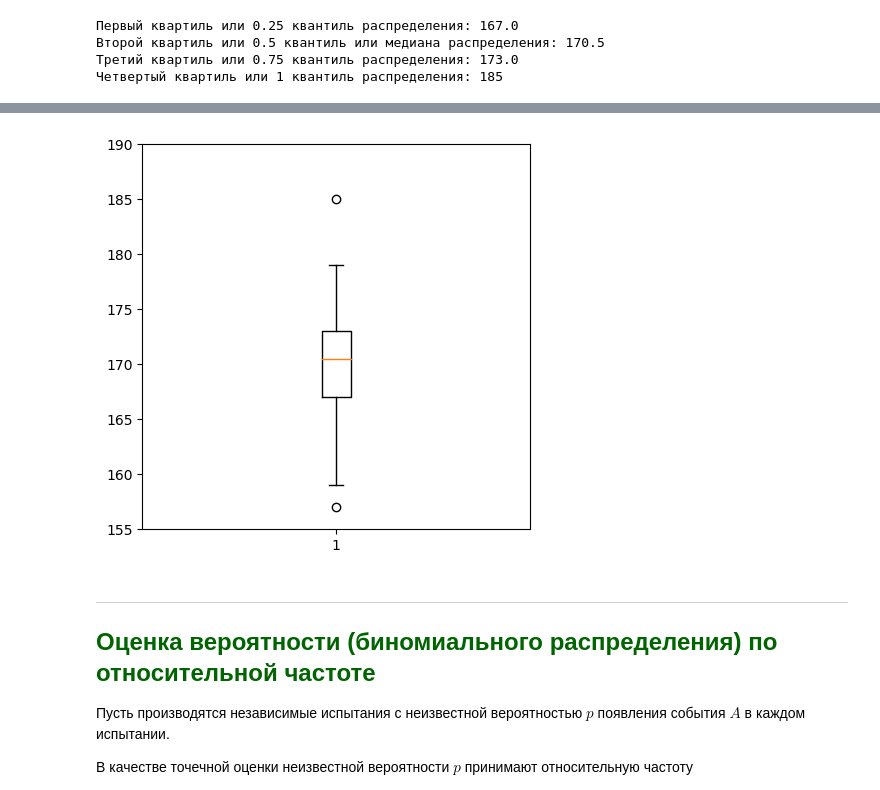
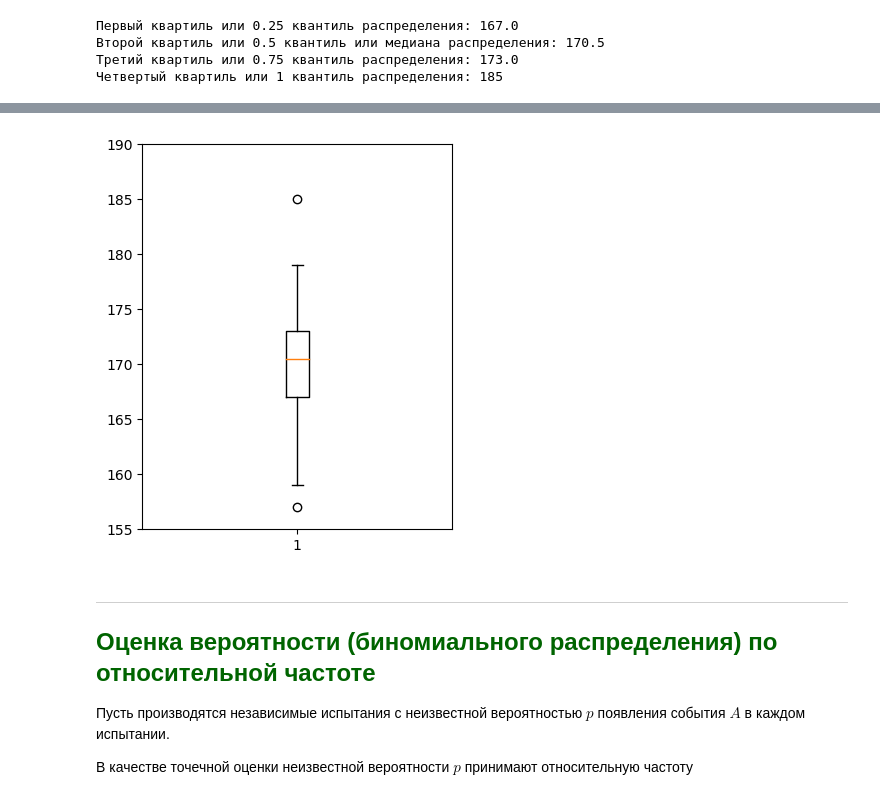
Before and after one commit to TanXmas/ProbabilityTheory_and_Statistics, a Jupyter notebook: St_02_Point estimates.ipynb, the cells around one changed output, grey strips where cells are left out. Cells and saved outputs as stored; diff of their text form; code cells hidden in the pictures.

```diff
--- a/St_02_Point estimates.ipynb
+++ b/St_02_Point estimates.ipynb
@@ -20 +20,6 @@ warnings.filterwarnings('ignore')
+# %%
+X = np.array([185, 175, 170, 169, 171, 175, 157, 170, 172, 172, 172, 172, 167, 173, 168, 167, 166, 167, 169, 177, 178, 165,
+        161, 179, 159, 164, 178, 170, 173, 171])
+
+data = np.unique(X, return_counts=True)
 # %%
@@ -380,14 +366,12 @@ print('Четвертый квартиль или 1 квантиль распр
 <u>**Интер-квартильный размах**</u> (IQR) \
 – "расстояние" или разница между 3 и 1 квартилем. По этому показателю можно судить насколько сильно разбросана выборка. В пределах интер-квартильного размаха лежит 50% всех наблюдений.![](https://upload.wikimedia.org/wikipedia/commons/1/1a/Boxplot_vs_PDF.svg)
 # %%
-fig, ax = plt.subplots(figsize=(5, 5))
+fig, ax = plt.subplots(figsize=(4, 5))
 
 plt.axis([0,2,155,190])
-plt.boxplot(series, showfliers=True)
-
-plt.show()
+plt.boxplot(X, showfliers=True);
 # %% [output]
-[figure, old version]
+[figure, new version]
 # %% [markdown]
 ***
 ## <font color = DarkGreen size = 5> <b>Оценка вероятности (биномиального распределения) по относительной частоте</b> </font>
```
Also changed, not shown: parts of 10 cells of this notebook.
